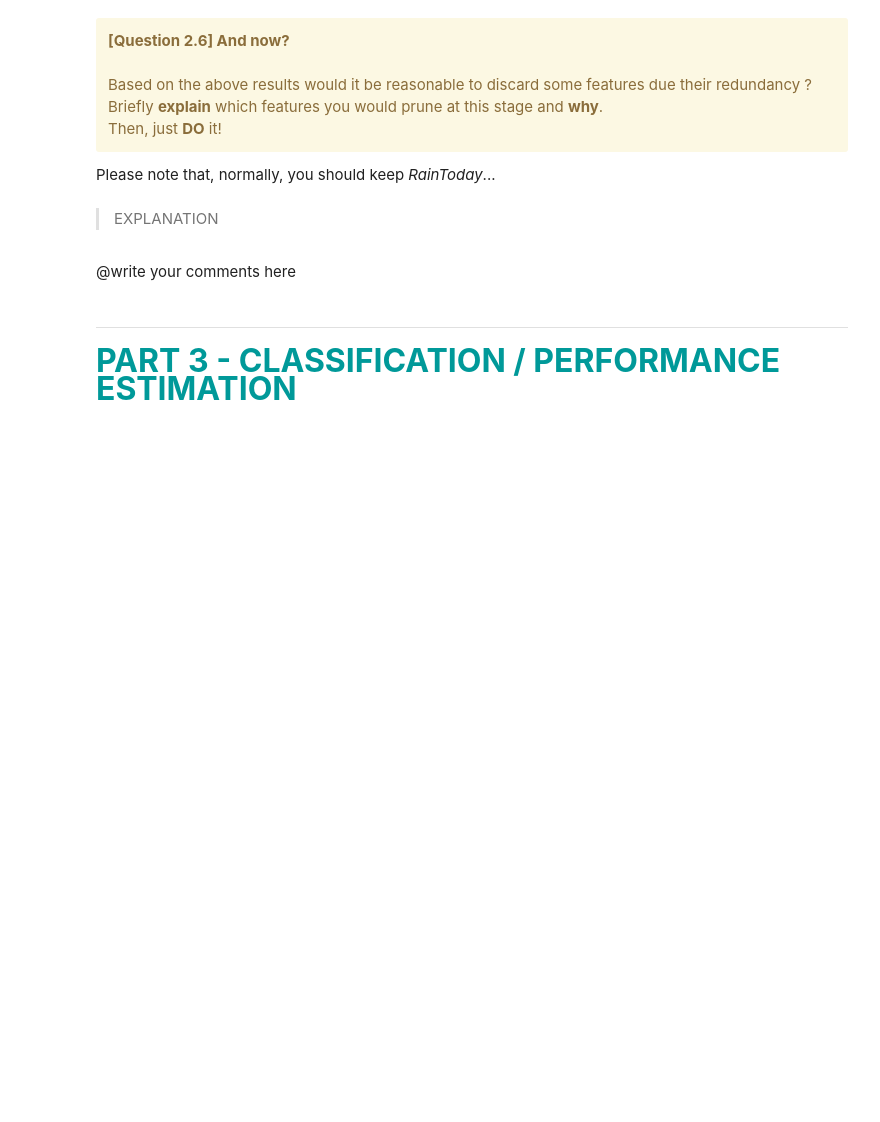
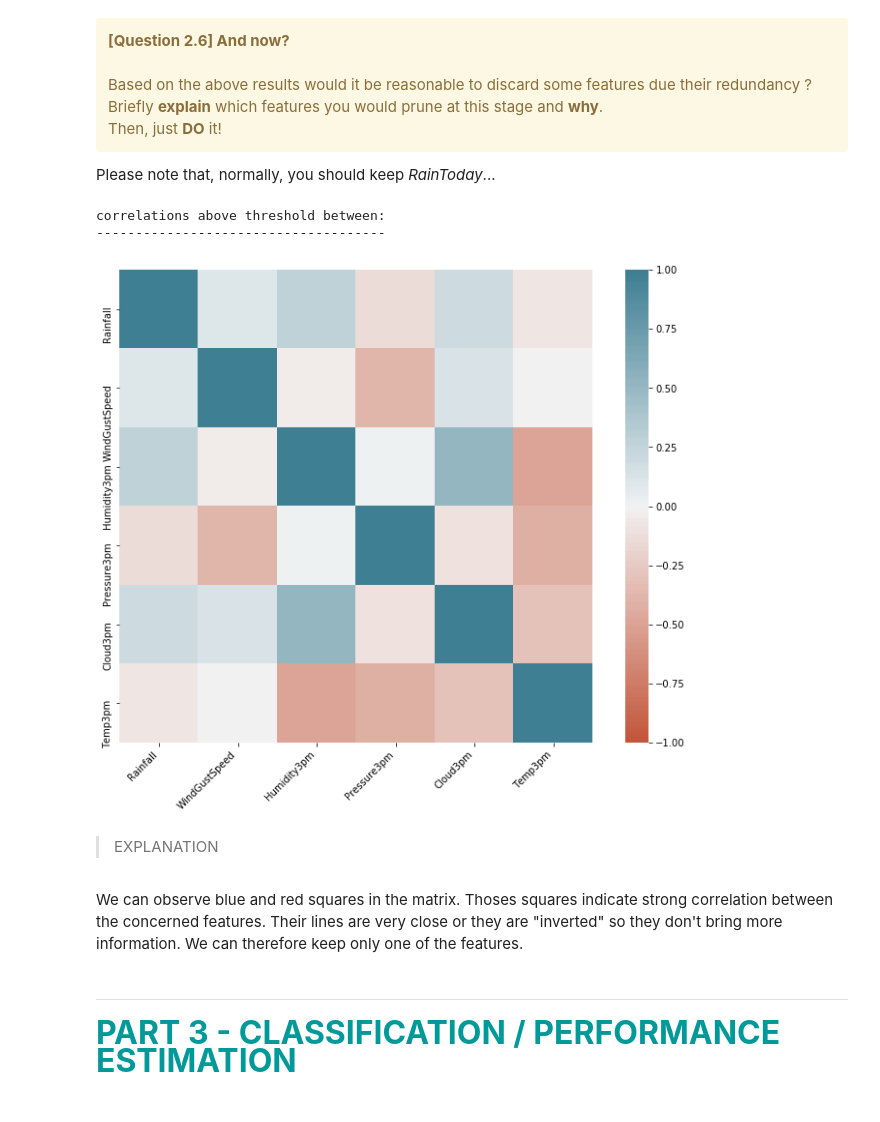
Before and after one commit to chaverstraet/Hackaton3, a Jupyter notebook: Hackaton3/Hackathon03-Classification.ipynb, the cells around one changed output. Saved outputs shown, nothing was run; the diff lists cells and outputs as text; code cells hidden in the pictures; blank space fills up the shorter version.

```diff
--- a/Hackaton3/Hackathon03-Classification.ipynb
+++ b/Hackaton3/Hackathon03-Classification.ipynb
@@ -722,21 +780,50 @@ Based on the above results would it be reasonable to discard some features due t
 Please note that, normally, you should keep <i>RainToday</i>...
 # %%
 # @adapt with the results obtained
-toDiscard = ['WindSpeed9am']
+data_sharp = data.dropna()
+toDiscard = ['MinTemp', 'MaxTemp', 'Temp9am', 'Evaporation', 'Sunshine', 'Humidity9am', 'WindSpeed9am', 'WindSpeed3pm', 'Pressure9am', 'Cloud9am']
 
 data_sharp.drop(columns=toDiscard,inplace=True)
 
 # applying the same commands to our test batch
 data_test_sharp.drop(columns=toDiscard,inplace=True)
 
 # update cols_all
 cols_all = list_difference(cols_all,toDiscard)
 final_numeric_cols_all = data_sharp.select_dtypes(include=np.number).columns.tolist()
 final_numeric_cols_all = list_difference(final_numeric_cols_all,['RainToday'])
+
+corr = data_sharp[final_numeric_cols_all].corr()
+abs_threshold = 0.6 #pick up the right correlation threshold
+
+print('correlations above threshold between: ')
+print('-------------------------------------')
+for i in np.arange(len(final_numeric_cols_all)):
+    buff = corr.iloc[i,i+1:]
+    interest = buff[np.abs(buff)>abs_threshold]
+    for elem in interest.index:
+        print(final_numeric_cols_all[i]+' & '+elem+' | rho = '+str(interest[elem]))
+
+plt.figure(figsize=(12,9))
+ax = sns.heatmap(
+    corr,
+    vmin=-1, vmax=1, center=0,
+    cmap=sns.diverging_palette(20, 220, n=200),
+    square=True
+)
+ax.set_xticklabels(
+    ax.get_xticklabels(),
+    rotation=45,
+    horizontalalignment='right'
+);
+# %% [output]
+correlations above threshold between:
+-------------------------------------
+[figure, added]
 # %% [markdown]
 >EXPLANATION
-# %% [markdown]
-@write your comments here
+# %% [markdown]
+We can observe blue and red squares in the matrix. Thoses squares indicate strong correlation between the concerned features. Their lines are very close or they are "inverted" so they don't bring more information. We can therefore keep only one of the features.
 # %% [markdown]
 ---
 # %% [markdown]
```
Also changed, not shown: parts of 19 cells of this notebook.
